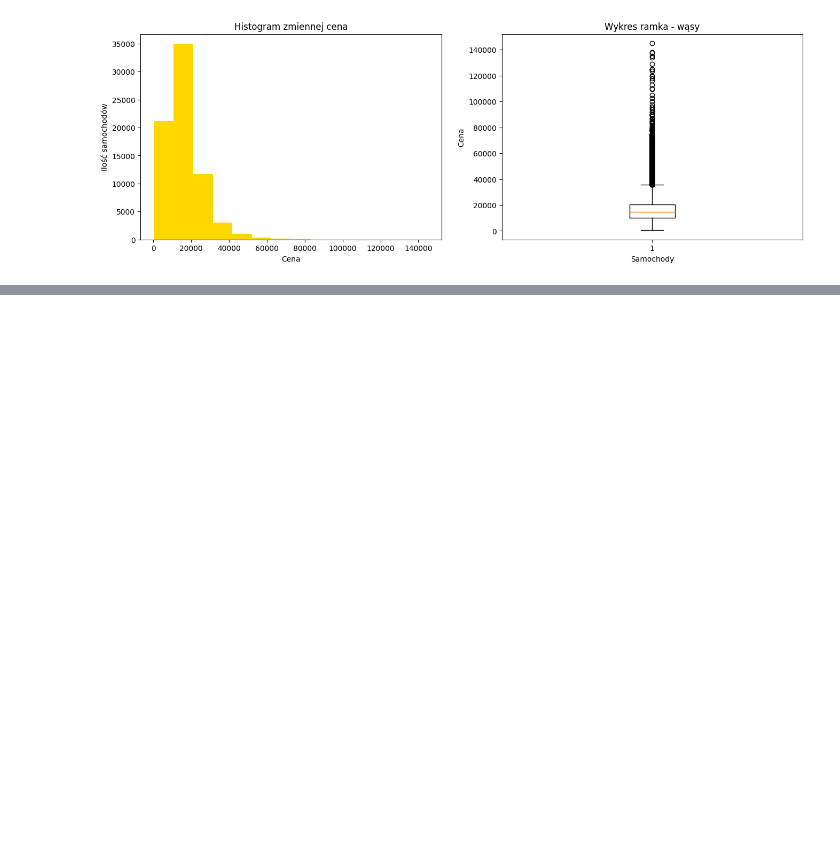
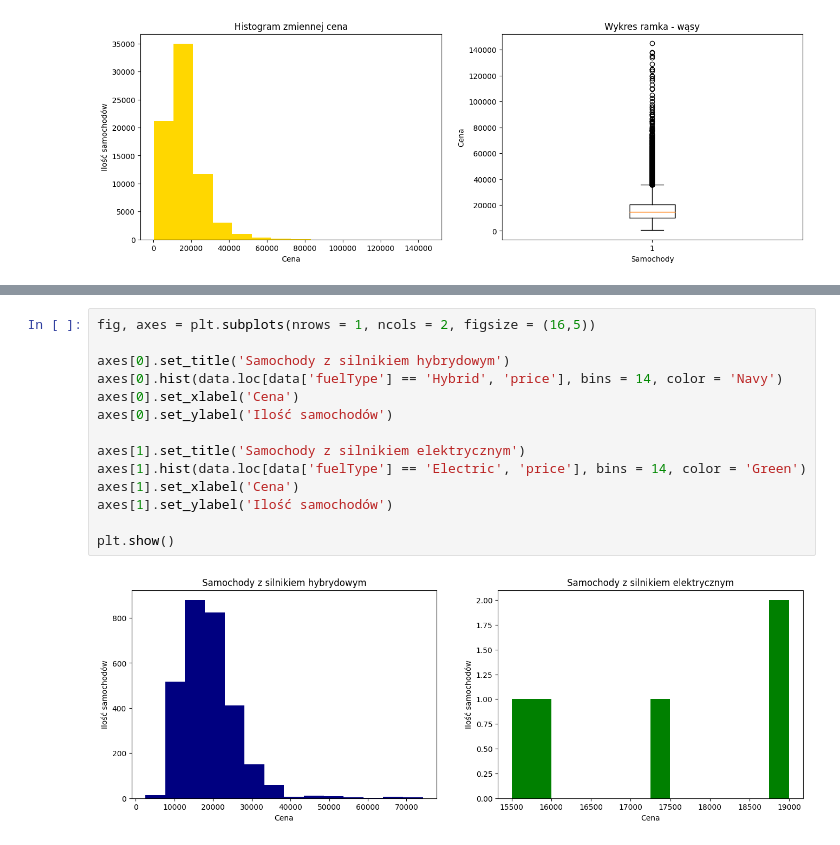
Before and after one commit to NotMatque/stat-project, a Jupyter notebook: Untitled0.ipynb, the cells around one changed output, grey strips where cells are left out. Drawn from its saved outputs; the diff is of its cells as text; blank space fills up the shorter version.

```diff
--- a/Untitled0.ipynb
+++ b/Untitled0.ipynb
@@ -119,0 +149,16 @@ plt.show()
+# %%
+fig, axes = plt.subplots(nrows = 1, ncols = 2, figsize = (16,5))
+
+axes[0].set_title('Samochody z silnikiem hybrydowym')
+axes[0].hist(data.loc[data['fuelType'] == 'Hybrid', 'price'], bins = 14, color = 'Navy')
+axes[0].set_xlabel('Cena')
+axes[0].set_ylabel('Ilość samochodów')
+
+axes[1].set_title('Samochody z silnikiem elektrycznym')
+axes[1].hist(data.loc[data['fuelType'] == 'Electric', 'price'], bins = 14, color = 'Green')
+axes[1].set_xlabel('Cena')
+axes[1].set_ylabel('Ilość samochodów')
+
+plt.show()
+# %% [output]
+[figure, added]
```
Also changed, not shown: parts of 4 cells of this notebook.
